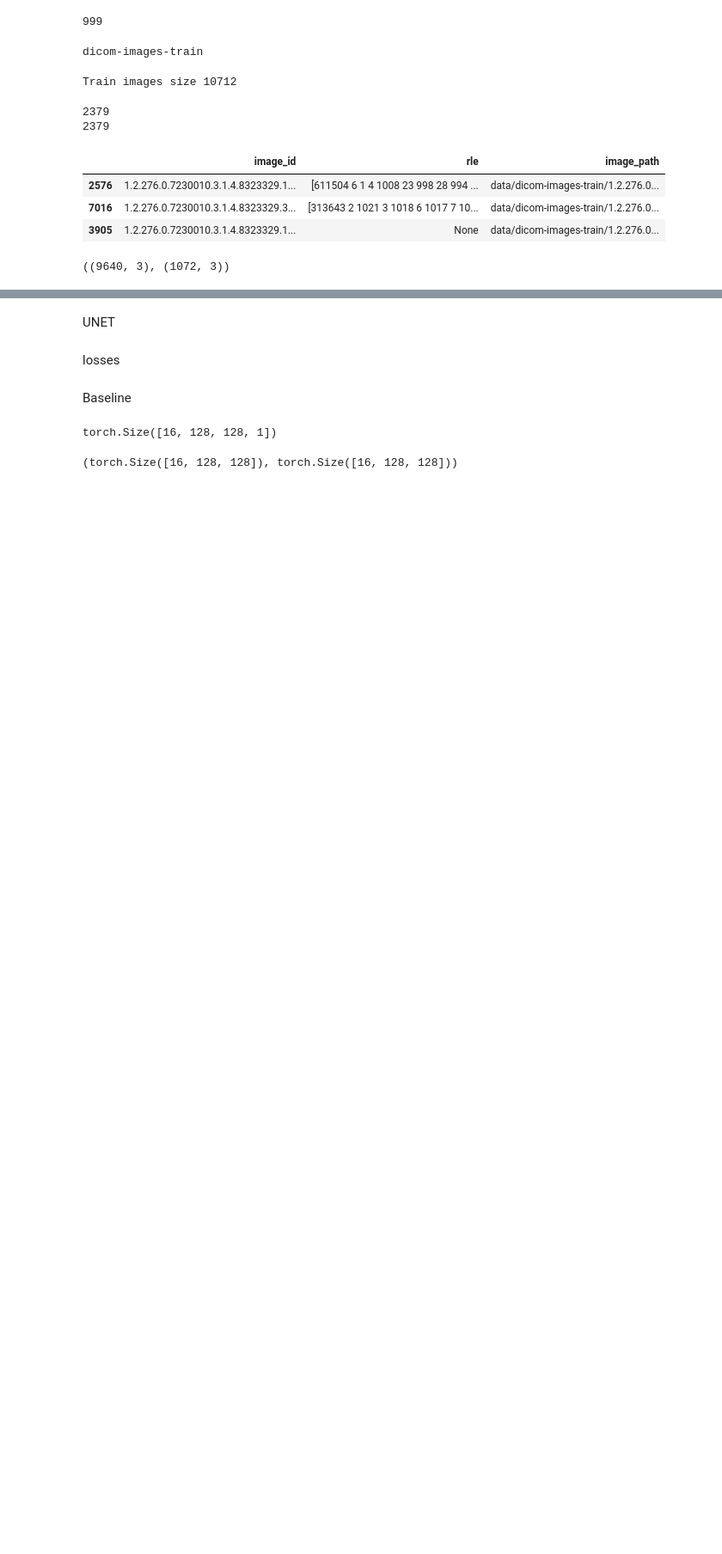
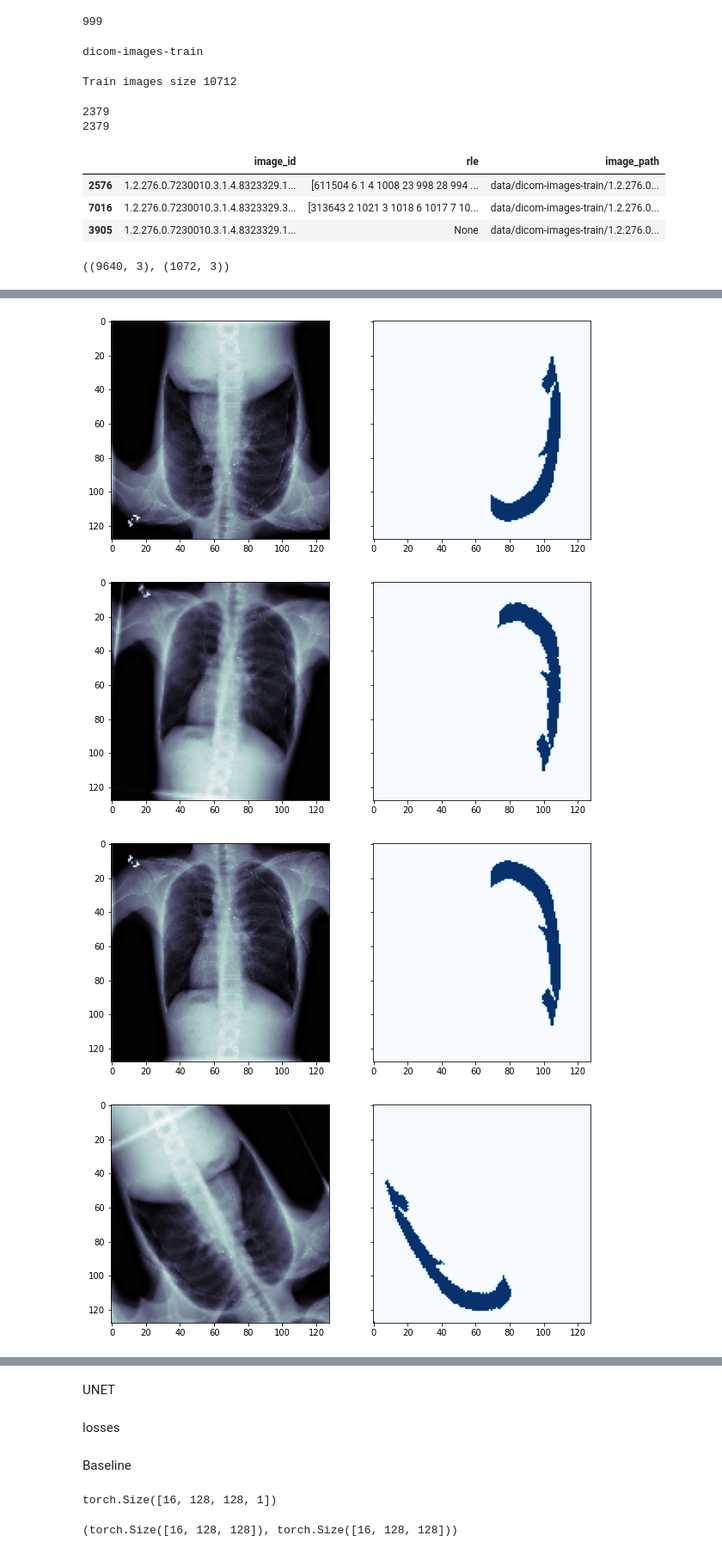
Before and after one commit to gabibu/aiforhealthcare, a Jupyter notebook: advanced_models_colab_2.ipynb, the cells around one changed output, grey strips where cells are left out. Shown at 86% size. Drawn from its saved outputs; the diff is of its cells as text; code cells hidden in the pictures; blank space fills up the shorter version.

```diff
--- a/advanced_models_colab_2.ipynb
+++ b/advanced_models_colab_2.ipynb
@@ -368,0 +365,20 @@ for i in np.random.choice(len(validation_dataset), size =4, replace = False):
+# %%
+positive_dataset = ImagesDataset(X_train_df[X_train_df['rle'].notnull()], transform = transformations)
+
+image_index = np.random.choice(len(positive_dataset), size =1, replace = False)[0]
+
+for i in range(5):
+    x, y = positive_dataset.__getitem__(image_index)
+    x = np.squeeze(x, 0)
+    y = np.squeeze(y, 0)
+
+    n=1
+    fig, ax = plt.subplots(nrows=1, ncols=2, sharey=True, figsize=(10,7))
+
+    ax[0].imshow(x,cmap='bone')
+    ax[1].imshow(y,cmap='Blues')
+# %% [output]
+[figure, added]
+[figure, added]
+[figure, added]
+[figure, added]
```
Also changed, not shown: parts of 9 cells of this notebook.
